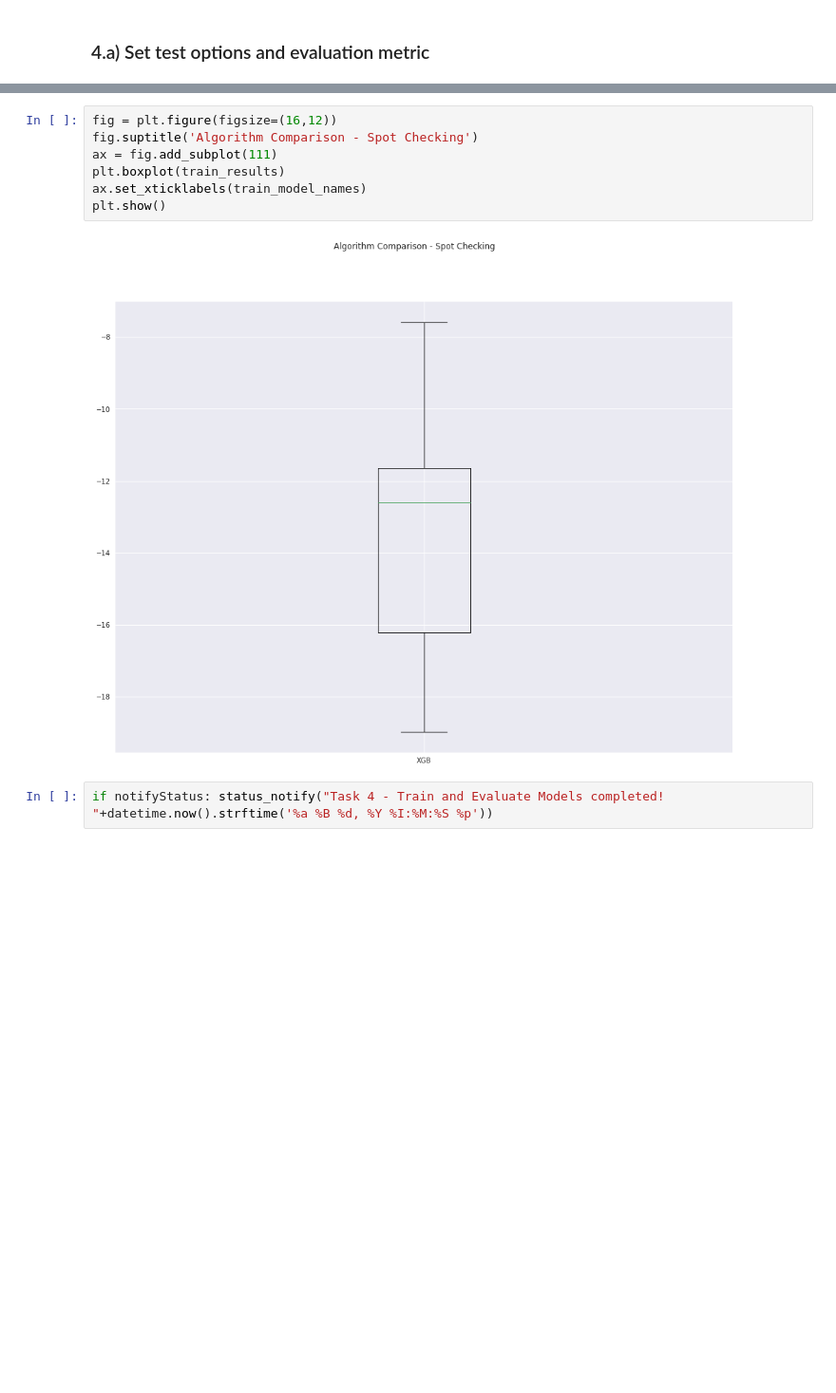
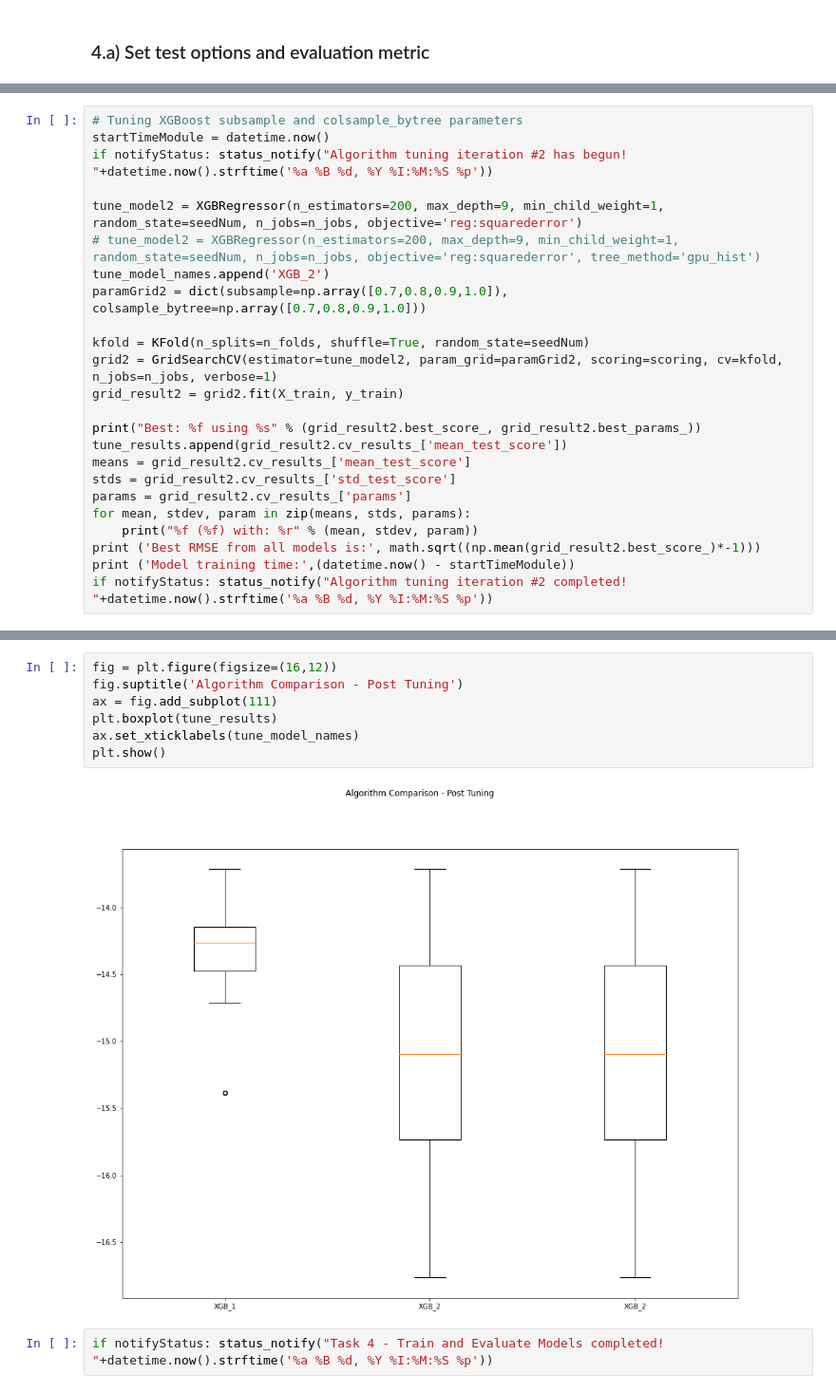
Before and after one commit to daines-analytics/template-latest, a Jupyter notebook: _py-project-templates/py_xgboost_regression_tabular_data_example.ipynb, the cells around one changed output, grey strips where cells are left out. Shown at 95% size. Drawn from its saved outputs; the diff is of its cells as text; blank space fills up the shorter version.

Commit message:
Draft #2 of XGBoost machine learning template v2

```diff
--- a/_py-project-templates/py_xgboost_regression_tabular_data_example.ipynb
+++ b/_py-project-templates/py_xgboost_regression_tabular_data_example.ipynb
@@ -628,0 +666,24 @@ Total training time for all models: 0:00:00.972404
+# %%
+# Tuning XGBoost subsample and colsample_bytree parameters
+startTimeModule = datetime.now()
+if notifyStatus: status_notify("Algorithm tuning iteration #2 has begun! "+datetime.now().strftime('%a %B %d, %Y %I:%M:%S %p'))
+
+tune_model2 = XGBRegressor(n_estimators=200, max_depth=9, min_child_weight=1, random_state=seedNum, n_jobs=n_jobs, objective='reg:squarederror')
+# tune_model2 = XGBRegressor(n_estimators=200, max_depth=9, min_child_weight=1, random_state=seedNum, n_jobs=n_jobs, objective='reg:squarederror', tree_method='gpu_hist')
+tune_model_names.append('XGB_2')
+paramGrid2 = dict(subsample=np.array([0.7,0.8,0.9,1.0]), colsample_bytree=np.array([0.7,0.8,0.9,1.0]))
+
+kfold = KFold(n_splits=n_folds, shuffle=True, random_state=seedNum)
+grid2 = GridSearchCV(estimator=tune_model2, param_grid=paramGrid2, scoring=scoring, cv=kfold, n_jobs=n_jobs, verbose=1)
+grid_result2 = grid2.fit(X_train, y_train)
+
+print("Best: %f using %s" % (grid_result2.best_score_, grid_result2.best_params_))
+tune_results.append(grid_result2.cv_results_['mean_test_score'])
+means = grid_result2.cv_results_['mean_test_score']
+stds = grid_result2.cv_results_['std_test_score']
+params = grid_result2.cv_results_['params']
+for mean, stdev, param in zip(means, stds, params):
+    print("%f (%f) with: %r" % (mean, stdev, param))
+print ('Best RMSE from all models is:', math.sqrt((np.mean(grid_result2.best_score_)*-1)))
+print ('Model training time:',(datetime.now() - startTimeModule))
+if notifyStatus: status_notify("Algorithm tuning iteration #2 completed! "+datetime.now().strftime('%a %B %d, %Y %I:%M:%S %p'))
@@ -629,12 +715,12 @@ Total training time for all models: 0:00:00.972404
 # %%
 fig = plt.figure(figsize=(16,12))
-fig.suptitle('Algorithm Comparison - Spot Checking')
+fig.suptitle('Algorithm Comparison - Post Tuning')
 ax = fig.add_subplot(111)
-plt.boxplot(train_results)
-ax.set_xticklabels(train_model_names)
+plt.boxplot(tune_results)
+ax.set_xticklabels(tune_model_names)
 plt.show()
 # %% [output]
-[figure, old version]
+[figure, new version]
 # %%
 if notifyStatus: status_notify("Task 4 - Train and Evaluate Models completed! "+datetime.now().strftime('%a %B %d, %Y %I:%M:%S %p'))
 # %% [markdown]
```
Also changed, not shown: parts of 36 cells of this notebook, 2 other files.
